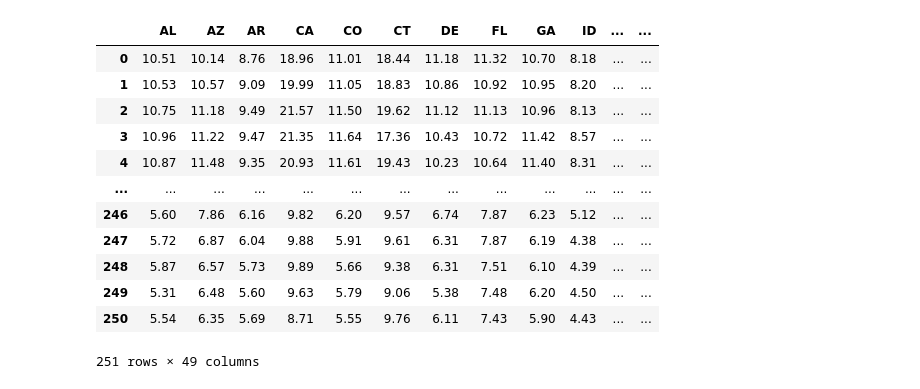
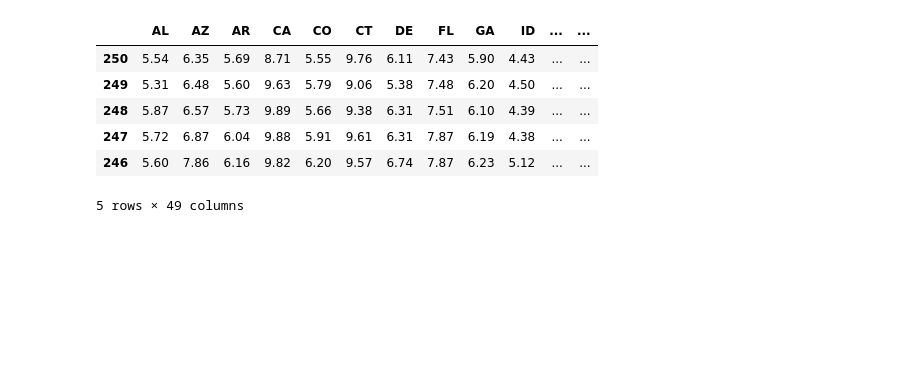
Before and after one commit to JWatson1102/project_1, a Jupyter notebook: energy_price_data.ipynb, the cells around one changed output. Saved outputs shown, nothing was run; the diff lists cells and outputs as text; code cells hidden in the pictures; blank space fills up the shorter version.

```diff
--- a/energy_price_data.ipynb
+++ b/energy_price_data.ipynb
@@ -55,21 +55,21 @@ for state in state_codes:
     df[f'{state}'] = price_data
 
 df['Date (YYYY/MM)'] = date_data
-# %%
-df
-#df.head()
-# %% [output]
-|  | AL | AZ | AR | CA | CO | CT | DE | FL | GA | ID | ... | ... |
-| 0 | 10.51 | 10.14 | 8.76 | 18.96 | 11.01 | 18.44 | 11.18 | 11.32 | 10.70 | 8.18 | ... | ... |
-| 1 | 10.53 | 10.57 | 9.09 | 19.99 | 11.05 | 18.83 | 10.86 | 10.92 | 10.95 | 8.20 | ... | ... |
-| 2 | 10.75 | 11.18 | 9.49 | 21.57 | 11.50 | 19.62 | 11.12 | 11.13 | 10.96 | 8.13 | ... | ... |
-| 3 | 10.96 | 11.22 | 9.47 | 21.35 | 11.64 | 17.36 | 10.43 | 10.72 | 11.42 | 8.57 | ... | ... |
-| 4 | 10.87 | 11.48 | 9.35 | 20.93 | 11.61 | 19.43 | 10.23 | 10.64 | 11.40 | 8.31 | ... | ... |
-| ... | ... | ... | ... | ... | ... | ... | ... | ... | ... | ... | ... | ... |
-| 246 | 5.60 | 7.86 | 6.16 | 9.82 | 6.20 | 9.57 | 6.74 | 7.87 | 6.23 | 5.12 | ... | ... |
-| 247 | 5.72 | 6.87 | 6.04 | 9.88 | 5.91 | 9.61 | 6.31 | 7.87 | 6.19 | 4.38 | ... | ... |
-| 248 | 5.87 | 6.57 | 5.73 | 9.89 | 5.66 | 9.38 | 6.31 | 7.51 | 6.10 | 4.39 | ... | ... |
-| 249 | 5.31 | 6.48 | 5.60 | 9.63 | 5.79 | 9.06 | 5.38 | 7.48 | 6.20 | 4.50 | ... | ... |
-| 250 | 5.54 | 6.35 | 5.69 | 8.71 | 5.55 | 9.76 | 6.11 | 7.43 | 5.90 | 4.43 | ... | ... |
-251 rows × 49 columns
+# %%
+df.sort_values('Date (YYYY/MM)',ascending=True,inplace=True)
+
+sorted_df = df.set_index('Date (YYYY/MM)')
+
+sorted_df.sort_index(ascending=True, inplace=True)
+
+sorted_df
+df.head()
+# %% [output]
+|  | AL | AZ | AR | CA | CO | CT | DE | FL | GA | ID | ... | ... |
+| 250 | 5.54 | 6.35 | 5.69 | 8.71 | 5.55 | 9.76 | 6.11 | 7.43 | 5.90 | 4.43 | ... | ... |
+| 249 | 5.31 | 6.48 | 5.60 | 9.63 | 5.79 | 9.06 | 5.38 | 7.48 | 6.20 | 4.50 | ... | ... |
+| 248 | 5.87 | 6.57 | 5.73 | 9.89 | 5.66 | 9.38 | 6.31 | 7.51 | 6.10 | 4.39 | ... | ... |
+| 247 | 5.72 | 6.87 | 6.04 | 9.88 | 5.91 | 9.61 | 6.31 | 7.87 | 6.19 | 4.38 | ... | ... |
+| 246 | 5.60 | 7.86 | 6.16 | 9.82 | 6.20 | 9.57 | 6.74 | 7.87 | 6.23 | 5.12 | ... | ... |
+5 rows × 49 columns
 # %%
```
Also changed, not shown: parts of 7 cells of this notebook, 5 other files.
